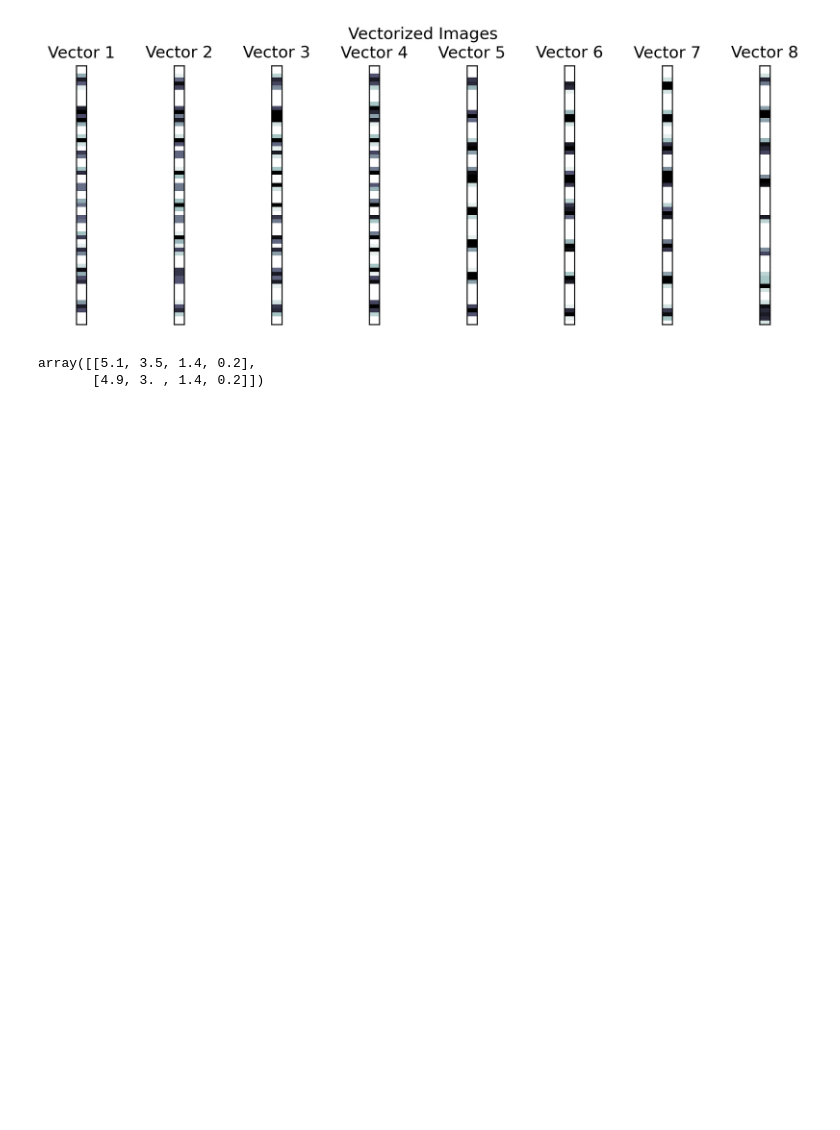
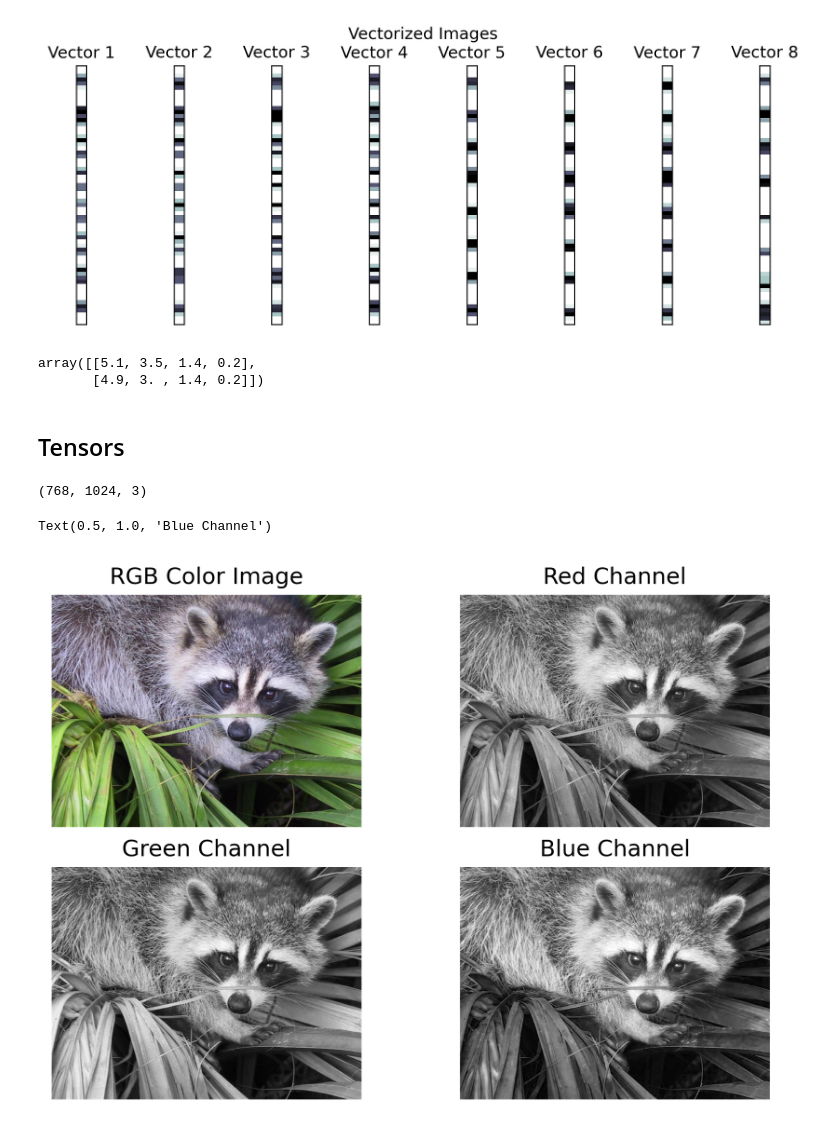
Before and after one commit to ryansohny/DS_Practice, a Jupyter notebook: Chatper02_Linear_Algebra_with_numpy/_2.1.Data_and_matrix.ipynb, the cells around one changed output. Drawn from its saved outputs; the diff is of its cells as text; code cells hidden in the pictures; blank space fills up the shorter version.

```diff
--- a/Chatper02_Linear_Algebra_with_numpy/_2.1.Data_and_matrix.ipynb
+++ b/Chatper02_Linear_Algebra_with_numpy/_2.1.Data_and_matrix.ipynb
@@ -101,3 +87,33 @@ x
 # %% [output]
 array([[5.1, 3.5, 1.4, 0.2],
        [4.9, 3. , 1.4, 0.2]])
+# %% [markdown]
+## Tensors
+# %%
+from scipy import misc  # Import misc package
+
+img_rgb = misc.face()  # Upload color image
+img_rgb
+img_rgb.shape  # shape of the img_rgb (or np.shape(img_rgb))
+# %% [output]
+(768, 1024, 3)
+# %%
+fig, axes = plt.subplots(2, 2, constrained_layout=True)
+axes[0][0].imshow(img_rgb, cmap='gray')
+axes[0][0].axis('off')
+axes[0][0].set_title("RGB Color Image")
+
+axes[0][1].imshow(img_rgb[:, :, 0], cmap='gray')
+axes[0][1].axis('off')
+axes[0][1].set_title("Red Channel")
+
+axes[1][0].imshow(img_rgb[:, :, 1], cmap='gray')
+axes[1][0].axis('off')
+axes[1][0].set_title("Green Channel")
+
+axes[1][1].imshow(img_rgb[:, :, 2], cmap='gray')
+axes[1][1].axis('off')
+axes[1][1].set_title("Blue Channel")
+# %% [output]
+Text(0.5, 1.0, 'Blue Channel')
+[figure, added]
```
Also changed, not shown: parts of 3 cells of this notebook.
